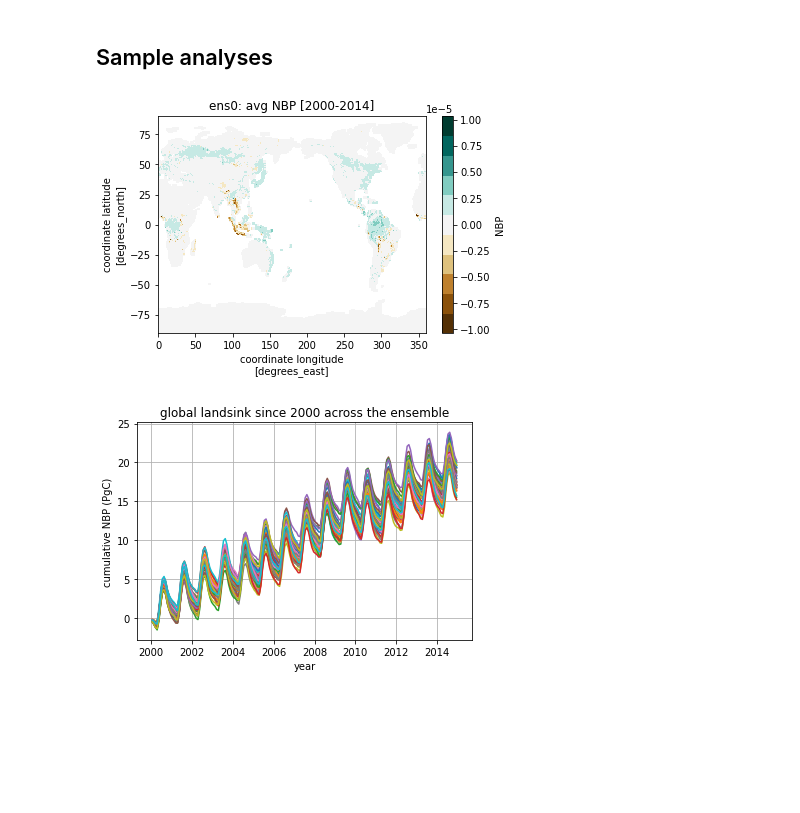
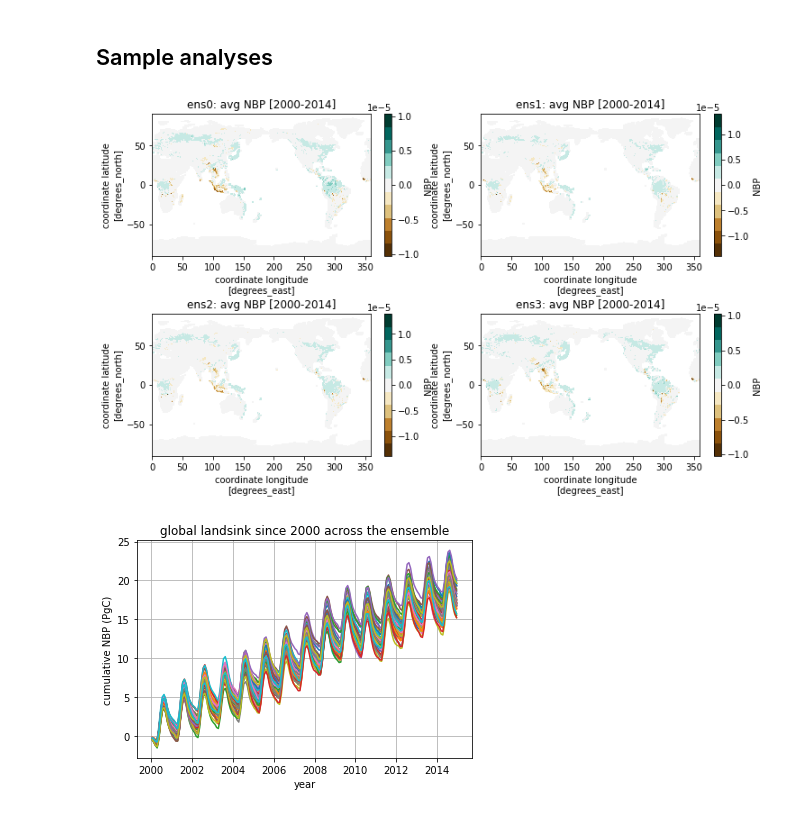
Before and after one commit to djk2120/TWSnbp, a Jupyter notebook: src/LENS_template.ipynb, the cells around one changed output. Cells and saved outputs as stored; diff of their text form; code cells hidden in the pictures; blank space fills up the shorter version.

```diff
--- a/src/LENS_template.ipynb
+++ b/src/LENS_template.ipynb
@@ -64,7 +64,7 @@ def get_monthly(data_vars,firstyear=1850):
 
     #read in the data
     firstvar = True
-    for field in fields:
+    for field in data_vars:
         dsets=[]
         for yy,year in zip(year_strs,years):
             paths = [glob.glob(mm+lnd+'*.h0.'+field+'.'+yy+'*')[0] for mm in mlist]
@@ -114,10 +114,14 @@ Wall time: 3.11 s
 # %% [markdown]
 ## Sample analyses
 # %%
-ds.NBP.sel(ens=0).mean(dim='time').plot(cmap=ccc)
-plt.title('ens0: avg NBP [2000-2014]');
+plt.figure(figsize=[12,7])
+for ee in range(4):
+    plt.subplot(2,2,ee+1)
+    ds.NBP.sel(ens=ee).mean(dim='time').plot(cmap=ccc)
+    plt.title('ens'+str(ee)+': avg NBP [2000-2014]');
+plt.subplots_adjust(hspace=0.4)
 # %% [output]
-[figure, old version]
+[figure, new version]
 # %%
 landarea = ds['area']*ds['landfrac']
 nyears   = len(np.unique(ds['time.year']))
```
Also changed, not shown: parts of 1 cell of this notebook.
